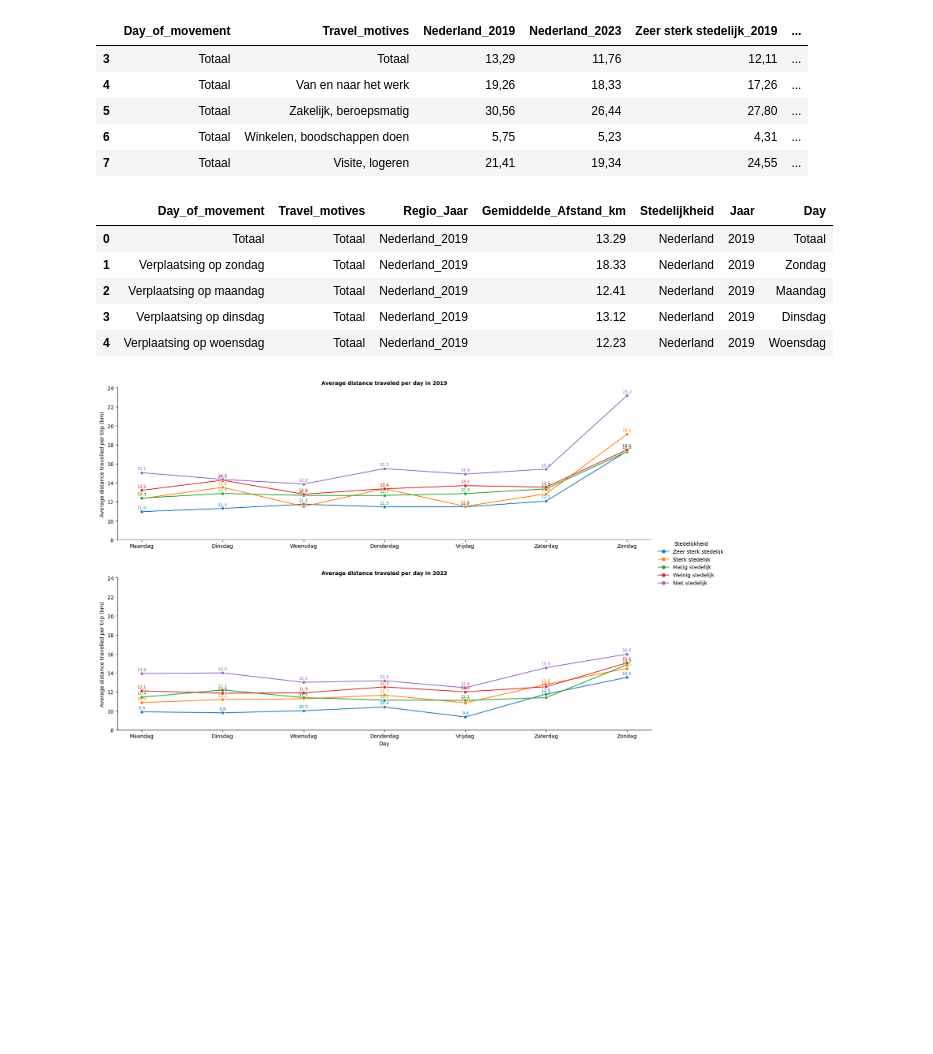
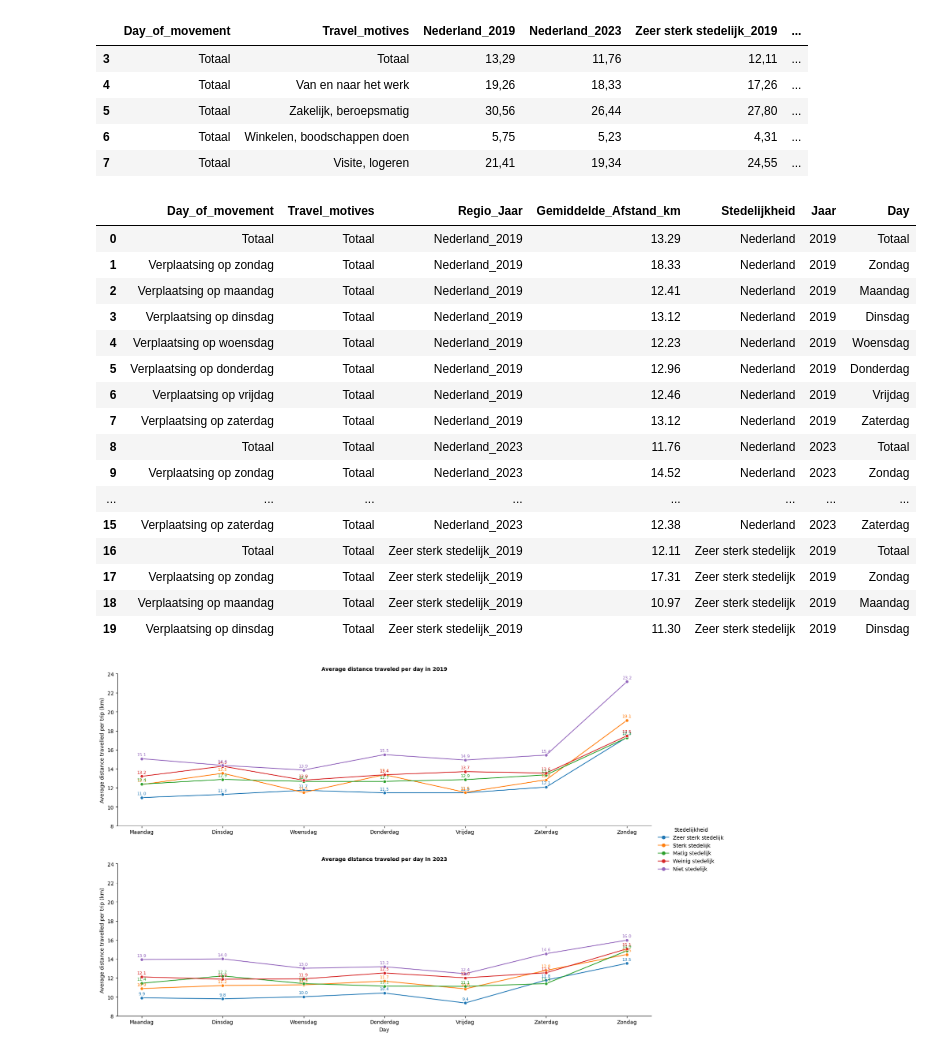
Before and after one commit to wendyqxc/Group8, a Jupyter notebook: Code_per_person.ipynb, the cells around one changed output. Cells and saved outputs as stored; diff of their text form; code cells hidden in the pictures; blank space fills up the shorter version.

```diff
--- a/Code_per_person.ipynb
+++ b/Code_per_person.ipynb
@@ -97,34 +97,45 @@ df3 = df2[ #creating a new dataframe which should contain...
 df_long = pd.melt(
     df3,
     id_vars=['Day_of_movement', 'Travel_motives'], #the columns we want to keep as they are
     value_vars=col_melt, #the columns we want to melt (so all the columns that contain data)
     var_name='Regio_Jaar', #name of the new column containing the specification
     value_name='Gemiddelde_Afstand_km' #name of new column containing the data per specification
 )
 
 #spliting the regio_jaar column
 df_long[['Stedelijkheid', 'Jaar']] = df_long['Regio_Jaar'].str.split('_', expand=True)
 #adding an extra column 'Day' in which the day names are expressed shorter (which is better for visualisation later on)
 df_long['Day'] = df_long['Day_of_movement'].str.replace('Verplaatsing op ', '', regex=False).str.capitalize()
 
 #converting all ',' to '.' so graphing is possible later on
 df_long['Gemiddelde_Afstand_km'] = (
     df_long['Gemiddelde_Afstand_km']
       .astype(str)                   #making a string of the data so that we are able to perform string operations on it (such as replace ',' by '.')
       .str.replace('\u00A0', '')     #delete non-breaking space
       .str.replace(',', '.', regex=False)) #replace ',' with '.' so python sees the data as floats
 
 #convert all data to numeric so python sees the data as actual numbers and can make a graph with it later on
 df_long['Gemiddelde_Afstand_km'] = pd.to_numeric(df_long['Gemiddelde_Afstand_km'], errors='coerce')
 
-df_long.head()
+df_long.head(20)
 # %% [output]
 |  | Day_of_movement | Travel_motives | Regio_Jaar | Gemiddelde_Afstand_km | Stedelijkheid | Jaar | Day |
 | 0 | Totaal | Totaal | Nederland_2019 | 13.29 | Nederland | 2019 | Totaal |
 | 1 | Verplaatsing op zondag | Totaal | Nederland_2019 | 18.33 | Nederland | 2019 | Zondag |
 | 2 | Verplaatsing op maandag | Totaal | Nederland_2019 | 12.41 | Nederland | 2019 | Maandag |
 | 3 | Verplaatsing op dinsdag | Totaal | Nederland_2019 | 13.12 | Nederland | 2019 | Dinsdag |
 | 4 | Verplaatsing op woensdag | Totaal | Nederland_2019 | 12.23 | Nederland | 2019 | Woensdag |
+| 5 | Verplaatsing op donderdag | Totaal | Nederland_2019 | 12.96 | Nederland | 2019 | Donderdag |
+| 6 | Verplaatsing op vrijdag | Totaal | Nederland_2019 | 12.46 | Nederland | 2019 | Vrijdag |
+| 7 | Verplaatsing op zaterdag | Totaal | Nederland_2019 | 13.12 | Nederland | 2019 | Zaterdag |
+| 8 | Totaal | Totaal | Nederland_2023 | 11.76 | Nederland | 2023 | Totaal |
+| 9 | Verplaatsing op zondag | Totaal | Nederland_2023 | 14.52 | Nederland | 2023 | Zondag |
+| ... | ... | ... | ... | ... | ... | ... | ... |
+| 15 | Verplaatsing op zaterdag | Totaal | Nederland_2023 | 12.38 | Nederland | 2023 | Zaterdag |
+| 16 | Totaal | Totaal | Zeer sterk stedelijk_2019 | 12.11 | Zeer sterk stedelijk | 2019 | Totaal |
+| 17 | Verplaatsing op zondag | Totaal | Zeer sterk stedelijk_2019 | 17.31 | Zeer sterk stedelijk | 2019 | Zondag |
+| 18 | Verplaatsing op maandag | Totaal | Zeer sterk stedelijk_2019 | 10.97 | Zeer sterk stedelijk | 2019 | Maandag |
+| 19 | Verplaatsing op dinsdag | Totaal | Zeer sterk stedelijk_2019 | 11.30 | Zeer sterk stedelijk | 2019 | Dinsdag |
 # %%
 """Filtering the data to make the graph"""
 df_long['Day'] = df_long['Day'].astype(str).str.strip() #remove all white spaces from the strings in column 'Day'
```
Also changed, not shown: parts of 3 cells of this notebook.
